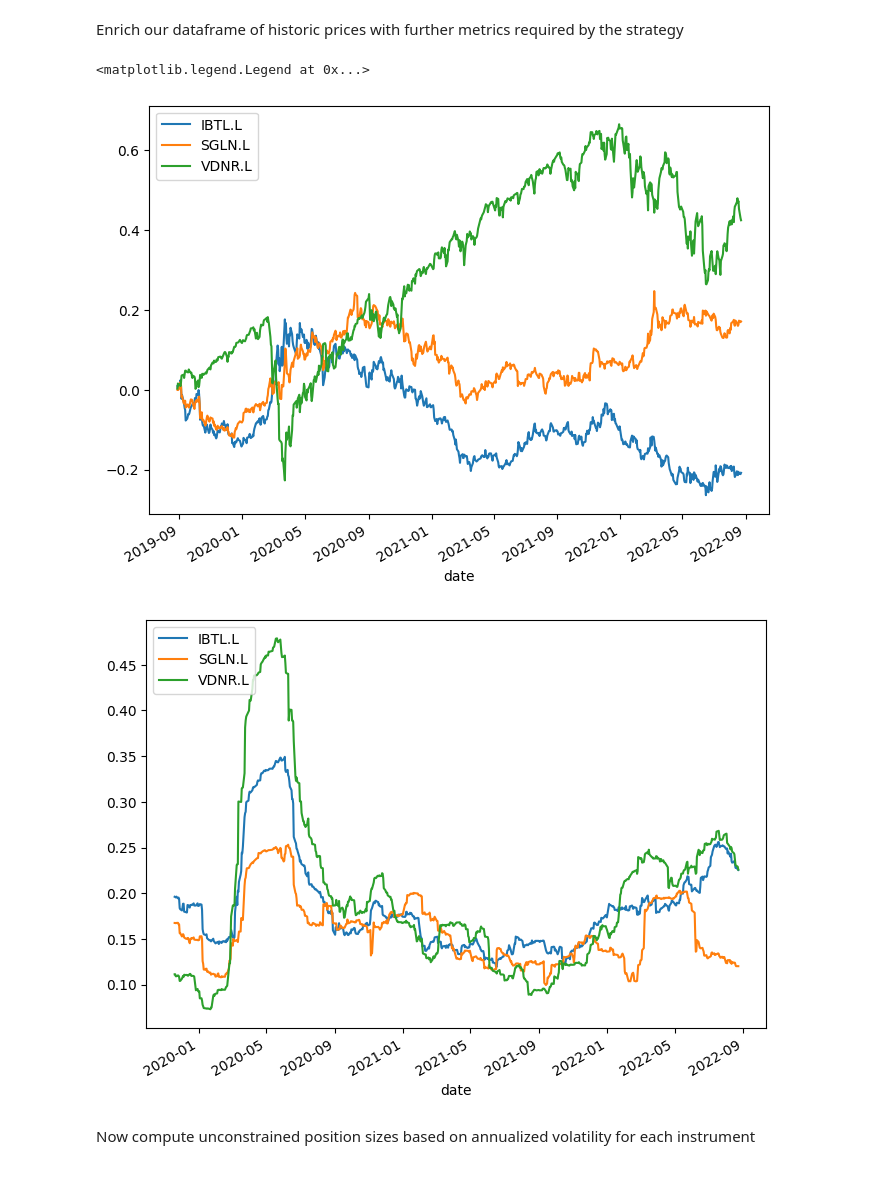
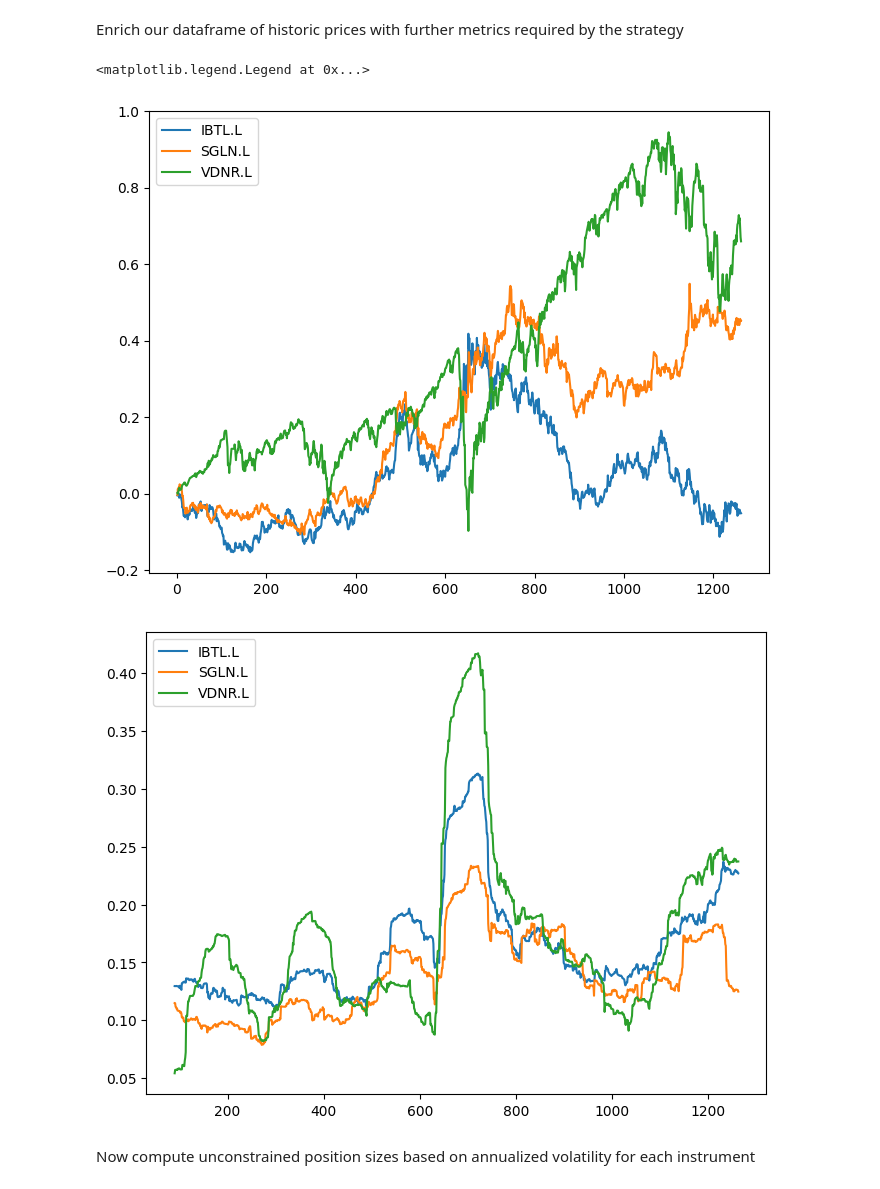
Before and after one commit to eliekawerk/alphabook, a Jupyter notebook: rp3.ipynb, the cells around one changed output. Saved outputs shown, nothing was run; the diff lists cells and outputs as text; code cells hidden in the pictures.

```diff
--- a/rp3.ipynb
+++ b/rp3.ipynb
@@ -46,19 +46,17 @@ period = datetime.datetime.utcnow()
 period_start = period - datetime.timedelta(days=hist_price_period_days)
 
 # Get daily adjusted close data from Yahoo Finance for our universe
-prices_df = pdr.get_data_yahoo(universe_tickers, start=period_start, end=period)[['Adj Close']]
+asset_df = pdr.get_data_yahoo(universe_tickers, start=period_start, end=period)[['Adj Close']]
 
 # Standardize names
-prices_df = prices_df.rename_axis(columns={'Attributes': 'attribute', 'Symbols': 'ticker'})
-prices_df = prices_df.rename_axis(index={'Date': 'date'})
-prices_df = prices_df.rename(columns={'Adj Close': 'price'})
-print(prices_df.index.names)
-print(prices_df.columns)
+asset_df = asset_df.reset_index()
+asset_df = asset_df.rename_axis(columns={'Attributes': 'attribute', 'Symbols': 'ticker'})
+asset_df = asset_df.rename(columns={'Date': 'date', 'Adj Close': 'price'})
 
 # Save price data to local feather file
-feather_prep_df = prices_df.reset_index()
+feather_prep_df = asset_df.copy()
 feather_prep_df.columns = feather_prep_df.columns.map(str)
 feather_prep_df.to_feather("./prices.feather")
 
-prices_df.tail(5)
+asset_df.tail(5)
 # %% [output]
@@ -80,27 +72,27 @@ Enrich our dataframe of historic prices with further metrics required by the str
 # %%
 for ticker in universe_tickers:
     # Calculate total returns
-    prices_df['return', ticker] = prices_df['price', ticker].pct_change()
-    prices_df['log_return', ticker] = np.log(prices_df['price', ticker]/prices_df['price', ticker].shift(1))
-    prices_df['cum_return', ticker] = (1 + prices_df['return', ticker]).cumprod() - 1
-    prices_df['cum_log_return', ticker] = prices_df['log_return', ticker].cumsum()
+    asset_df['return', ticker] = asset_df['price', ticker].pct_change()
+    asset_df['log_return', ticker] = np.log(asset_df['price', ticker]/asset_df['price', ticker].shift(1))
+    asset_df['cum_return', ticker] = (1 + asset_df['return', ticker]).cumprod() - 1
+    asset_df['cum_log_return', ticker] = asset_df['log_return', ticker].cumsum()
 
     # Calculate rolling annual volatility for key periods
-    prices_df['rolling_ann_vol', ticker] = prices_df['log_return', ticker].rolling(vol_forecast_period_days).std() * math.sqrt(252)
-    prices_df['rolling_30d_ann_vol', ticker] = prices_df['log_return', ticker].rolling(30).std() * math.sqrt(252)
-    prices_df['rolling_60d_ann_vol', ticker] = prices_df['log_return', ticker].rolling(60).std() * math.sqrt(252)
-    prices_df['rolling_90d_ann_vol', ticker] = prices_df['log_return', ticker].rolling(90).std() * math.sqrt(252)
+    asset_df['rolling_xd_ann_vol', ticker] = asset_df['log_return', ticker].rolling(vol_forecast_period_days).std() * math.sqrt(252)
+    asset_df['rolling_30d_ann_vol', ticker] = asset_df['log_return', ticker].rolling(30).std() * math.sqrt(252)
+    asset_df['rolling_60d_ann_vol', ticker] = asset_df['log_return', ticker].rolling(60).std() * math.sqrt(252)
+    asset_df['rolling_90d_ann_vol', ticker] = asset_df['log_return', ticker].rolling(90).std() * math.sqrt(252)
 
-prices_df = prices_df.sort_index(axis='columns', level=1)
+asset_df = asset_df.sort_index(axis='columns', level=1)
 
-prices_df['cum_return'].plot(figsize=(8,6))
+asset_df['cum_return'].plot(figsize=(8,6))
 plt.legend(loc=2)
 
-prices_df['rolling_60d_ann_vol'].plot(figsize=(8, 6))
+asset_df['rolling_90d_ann_vol'].plot(figsize=(8, 6))
 plt.legend(loc=2)
 # %% [output]
 <matplotlib.legend.Legend at 0x...>
-[figure, old version]
+[figure, new version]
-[figure, old version]
+[figure, new version]
 # %% [markdown]
 Now compute unconstrained position sizes based on annualized volatility for each instrument
```
Also changed, not shown: parts of 4 cells of this notebook, 1 other file.
